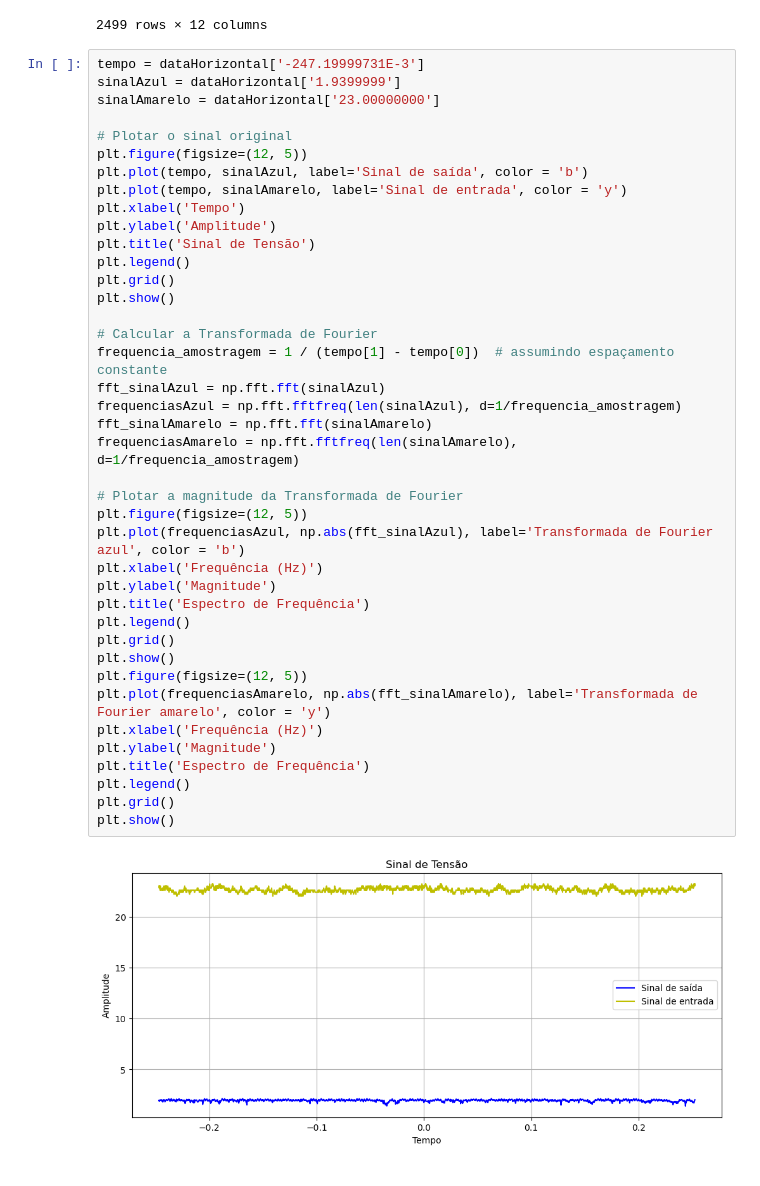
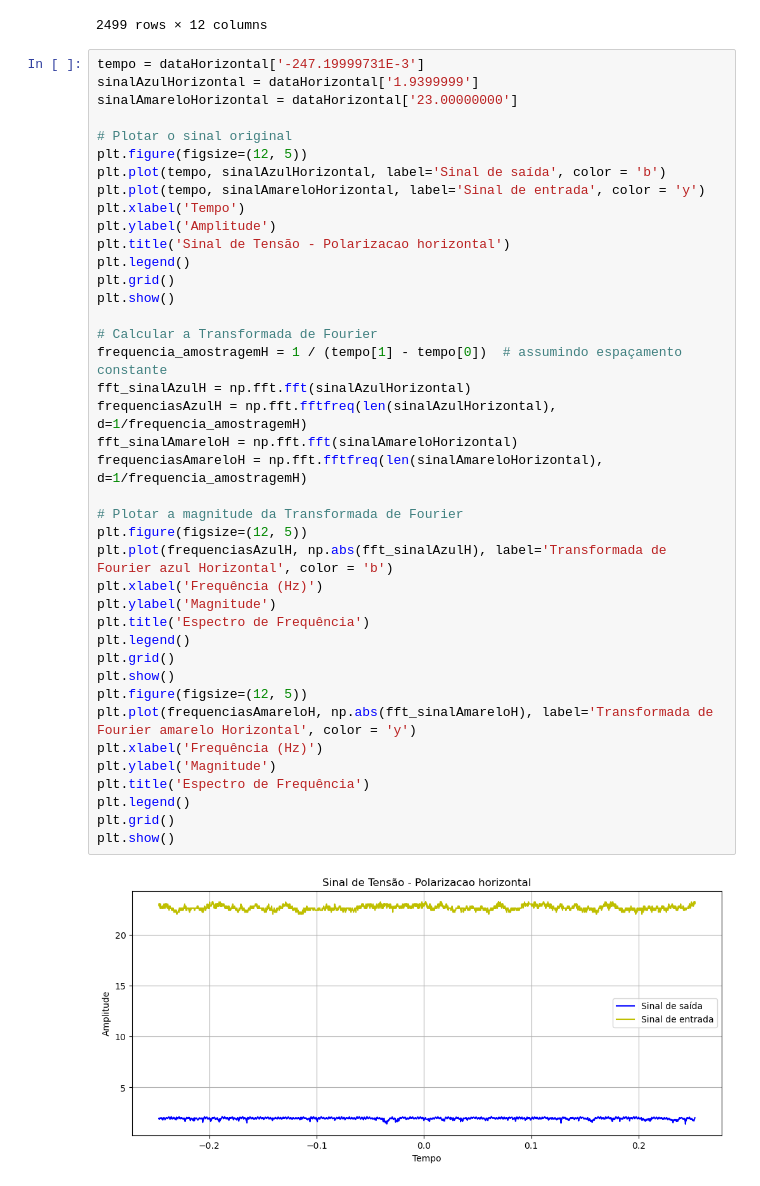
Before and after one commit to PFSLDO/Microcontroller-based_locking_in_optics_experiments, a Jupyter notebook: caracterizacaoSinais.ipynb, the cells around one changed output. Cells and saved outputs as stored; diff of their text form.

Commit message:
AlteracoesAnaliseFourierSemMedia

```diff
--- a/caracterizacaoSinais.ipynb
+++ b/caracterizacaoSinais.ipynb
@@ -39,43 +39,43 @@ display(dataVertical)
 2499 rows × 12 columns
 # %%
 tempo = dataHorizontal['-247.19999731E-3']
-sinalAzul = dataHorizontal['1.9399999']
-sinalAmarelo = dataHorizontal['23.00000000']
+sinalAzulHorizontal = dataHorizontal['1.9399999']
+sinalAmareloHorizontal = dataHorizontal['23.00000000']
 
 # Plotar o sinal original
 plt.figure(figsize=(12, 5))
-plt.plot(tempo, sinalAzul, label='Sinal de saída', color = 'b')
-plt.plot(tempo, sinalAmarelo, label='Sinal de entrada', color = 'y')
+plt.plot(tempo, sinalAzulHorizontal, label='Sinal de saída', color = 'b')
+plt.plot(tempo, sinalAmareloHorizontal, label='Sinal de entrada', color = 'y')
 plt.xlabel('Tempo')
 plt.ylabel('Amplitude')
-plt.title('Sinal de Tensão')
+plt.title('Sinal de Tensão - Polarizacao horizontal')
 plt.legend()
 plt.grid()
 plt.show()
 
 # Calcular a Transformada de Fourier
-frequencia_amostragem = 1 / (tempo[1] - tempo[0])  # assumindo espaçamento constante
-fft_sinalAzul = np.fft.fft(sinalAzul)
-frequenciasAzul = np.fft.fftfreq(len(sinalAzul), d=1/frequencia_amostragem)
-fft_sinalAmarelo = np.fft.fft(sinalAmarelo)
-frequenciasAmarelo = np.fft.fftfreq(len(sinalAmarelo), d=1/frequencia_amostragem)
+frequencia_amostragemH = 1 / (tempo[1] - tempo[0])  # assumindo espaçamento constante
+fft_sinalAzulH = np.fft.fft(sinalAzulHorizontal)
+frequenciasAzulH = np.fft.fftfreq(len(sinalAzulHorizontal), d=1/frequencia_amostragemH)
+fft_sinalAmareloH = np.fft.fft(sinalAmareloHorizontal)
+frequenciasAmareloH = np.fft.fftfreq(len(sinalAmareloHorizontal), d=1/frequencia_amostragemH)
 
 # Plotar a magnitude da Transformada de Fourier
 plt.figure(figsize=(12, 5))
-plt.plot(frequenciasAzul, np.abs(fft_sinalAzul), label='Transformada de Fourier azul', color = 'b')
+plt.plot(frequenciasAzulH, np.abs(fft_sinalAzulH), label='Transformada de Fourier azul Horizontal', color = 'b')
 plt.xlabel('Frequência (Hz)')
 plt.ylabel('Magnitude')
 plt.title('Espectro de Frequência')
 plt.legend()
 plt.grid()
 plt.show()
 plt.figure(figsize=(12, 5))
-plt.plot(frequenciasAmarelo, np.abs(fft_sinalAmarelo), label='Transformada de Fourier amarelo', color = 'y')
+plt.plot(frequenciasAmareloH, np.abs(fft_sinalAmareloH), label='Transformada de Fourier amarelo Horizontal', color = 'y')
 plt.xlabel('Frequência (Hz)')
 plt.ylabel('Magnitude')
 plt.title('Espectro de Frequência')
 plt.legend()
 plt.grid()
 plt.show()
 # %% [output]
-[figure, old version]
+[figure, new version]
```
Also changed, not shown: parts of 7 cells of this notebook.
